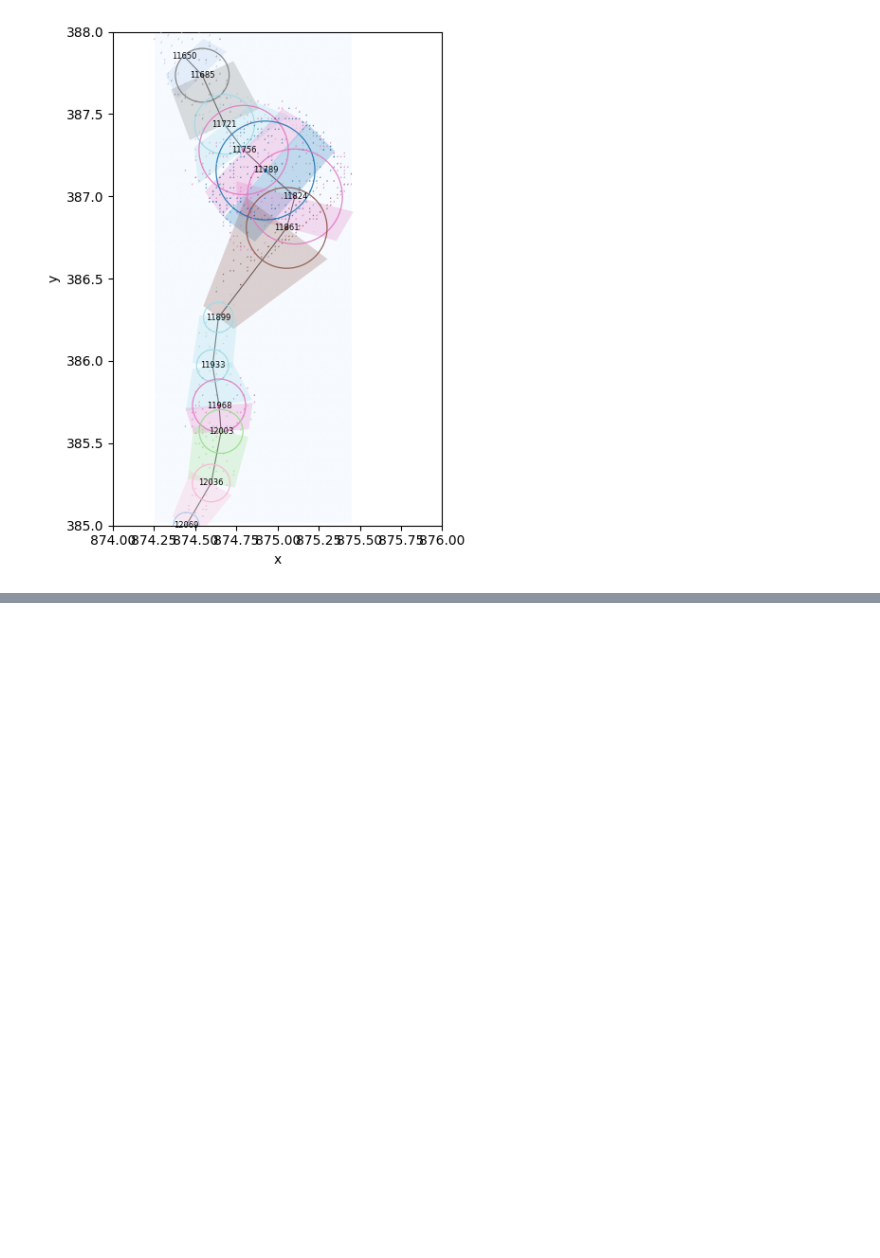
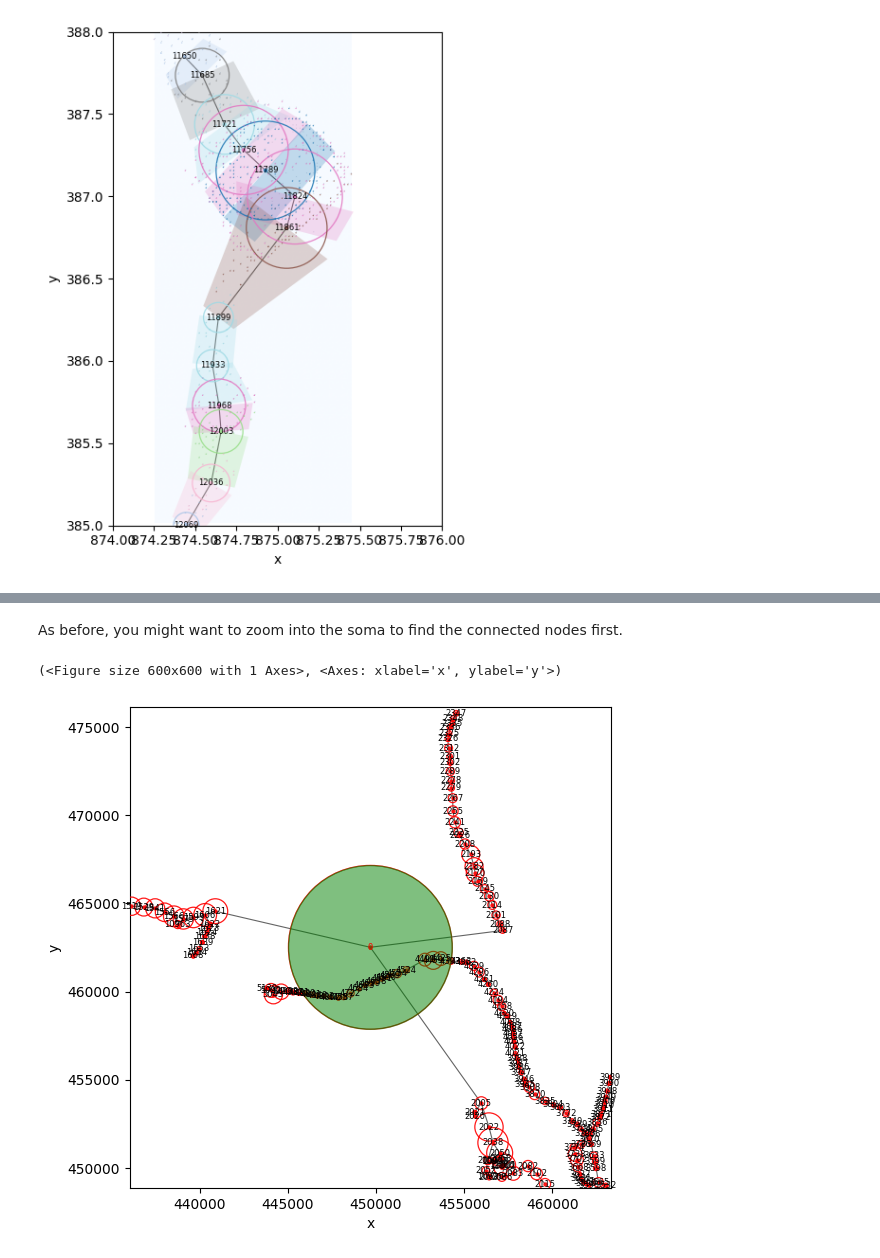
Before and after one commit to berenslab/skeliner, a Jupyter notebook: notebooks/example.post.ipynb, the cells around one changed output, grey strips where cells are left out. Saved outputs shown, nothing was run; the diff lists cells and outputs as text; code cells hidden in the pictures; blank space fills up the shorter version.

```diff
--- a/notebooks/example.post.ipynb
+++ b/notebooks/example.post.ipynb
@@ -196,0 +210,8 @@ sk.plot.details(
+# %% [markdown]
+As before, you might want to zoom into the soma to find the connected nodes first.
+# %%
+sk.plot.node_details(skel, node_id=0, multiplier=2.5,
+draw_edges=True, show_node_ids=True)
+# %% [output]
+(<Figure size 600x600 with 1 Axes>, <Axes: xlabel='x', ylabel='y'>)
+[figure, added]
```
Also changed, not shown: parts of 20 cells of this notebook, 3 other files.
